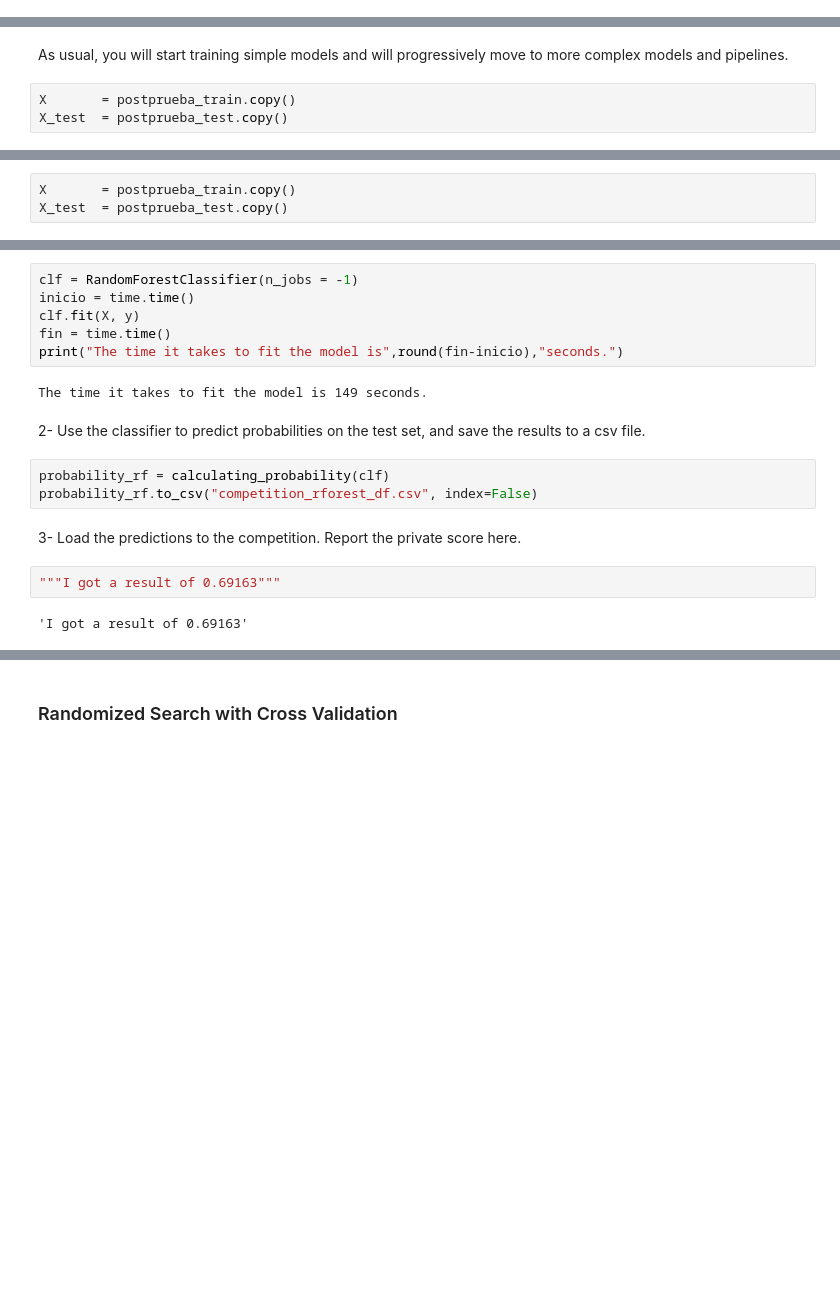
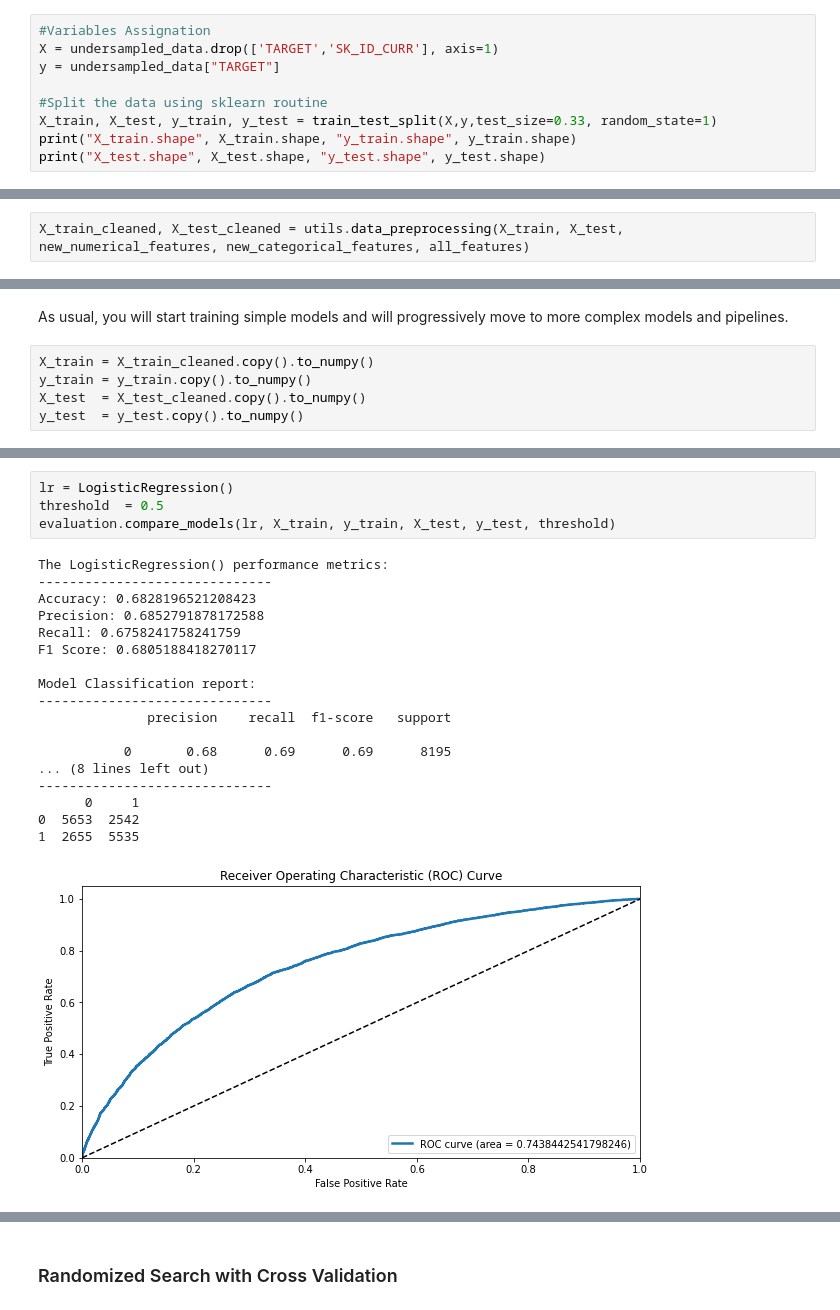
Before and after one commit to santiagoromero20/HomeCreditDefaultRisk, a Jupyter notebook: CreditFraudAnalysis.ipynb, the cells around one changed output, grey strips where cells are left out. Saved outputs shown, nothing was run; the diff lists cells and outputs as text; blank space fills up the shorter version.

```diff
--- a/CreditFraudAnalysis.ipynb
+++ b/CreditFraudAnalysis.ipynb
@@ -721,0 +571,9 @@ postprueba_train, postprueba_test = data_preprocessing(prueba_train, prueba_test
+# %%
+#Variables Assignation
+X = undersampled_data.drop(['TARGET','SK_ID_CURR'], axis=1)
+y = undersampled_data["TARGET"]
+
+#Split the data using sklearn routine
+X_train, X_test, y_train, y_test = train_test_split(X,y,test_size=0.33, random_state=1)
+print("X_train.shape", X_train.shape, "y_train.shape", y_train.shape)
+print("X_test.shape", X_test.shape, "y_test.shape", y_test.shape)
@@ -722,7 +583,11 @@ postprueba_train, postprueba_test = data_preprocessing(prueba_train, prueba_test
+# %%
+X_train_cleaned, X_test_cleaned = utils.data_preprocessing(X_train, X_test, new_numerical_features, new_categorical_features, all_features)
 # %% [markdown]
 ## Training Models
 # %% [markdown]
 As usual, you will start training simple models and will progressively move to more complex models and pipelines.
 # %%
-X       = postprueba_train.copy()
-X_test  = postprueba_test.copy()
+X_train = X_train_cleaned.copy().to_numpy()
+y_train = y_train.copy().to_numpy()
+X_test  = X_test_cleaned.copy().to_numpy()
+y_test  = y_test.copy().to_numpy()
@@ -778,3 +609,0 @@ You're gonna start working in more complex models: ensambles, particularly, you'
-# %%
-X       = postprueba_train.copy()
-X_test  = postprueba_test.copy()
@@ -783,19 +610,23 @@ from sklearn.ensemble import RandomForestClassifier
-# %%
-clf = RandomForestClassifier(n_jobs = -1)
-inicio = time.time()
-clf.fit(X, y)
-fin = time.time()
-print("The time it takes to fit the model is",round(fin-inicio),"seconds.")
-# %% [output]
-The time it takes to fit the model is 149 seconds.
-# %% [markdown]
-2- Use the classifier to predict probabilities on the test set, and save the results to a csv file.
-# %%
-probability_rf = calculating_probability(clf)
-probability_rf.to_csv("competition_rforest_df.csv", index=False)
-# %% [markdown]
-3- Load the predictions to the competition. Report the private score here.
-# %%
-"""I got a result of 0.69163"""
-# %% [output]
-'I got a result of 0.69163'
+# %%
+lr = LogisticRegression()
+threshold  = 0.5
+evaluation.compare_models(lr, X_train, y_train, X_test, y_test, threshold)
+# %% [output]
+The LogisticRegression() performance metrics:
+------------------------------
+Accuracy: 0.6828196521208423
+Precision: 0.6852791878172588
+Recall: 0.6758241758241759
+F1 Score: 0.6805188418270117
+
+Model Classification report:
+------------------------------
+              precision    recall  f1-score   support
+
+           0       0.68      0.69      0.69      8195
+... (8 lines left out)
+------------------------------
+      0     1
+0  5653  2542
+1  2655  5535
+[figure, added]
```
Also changed, not shown: parts of 87 cells of this notebook.
